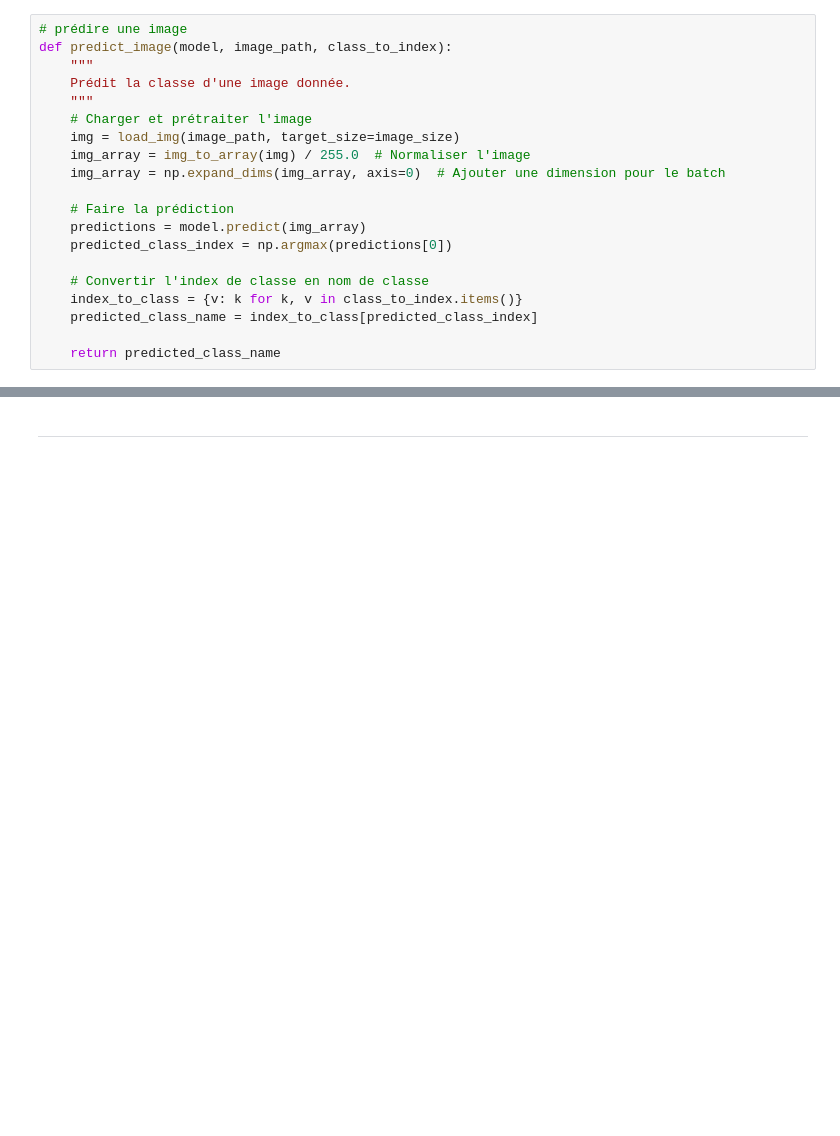
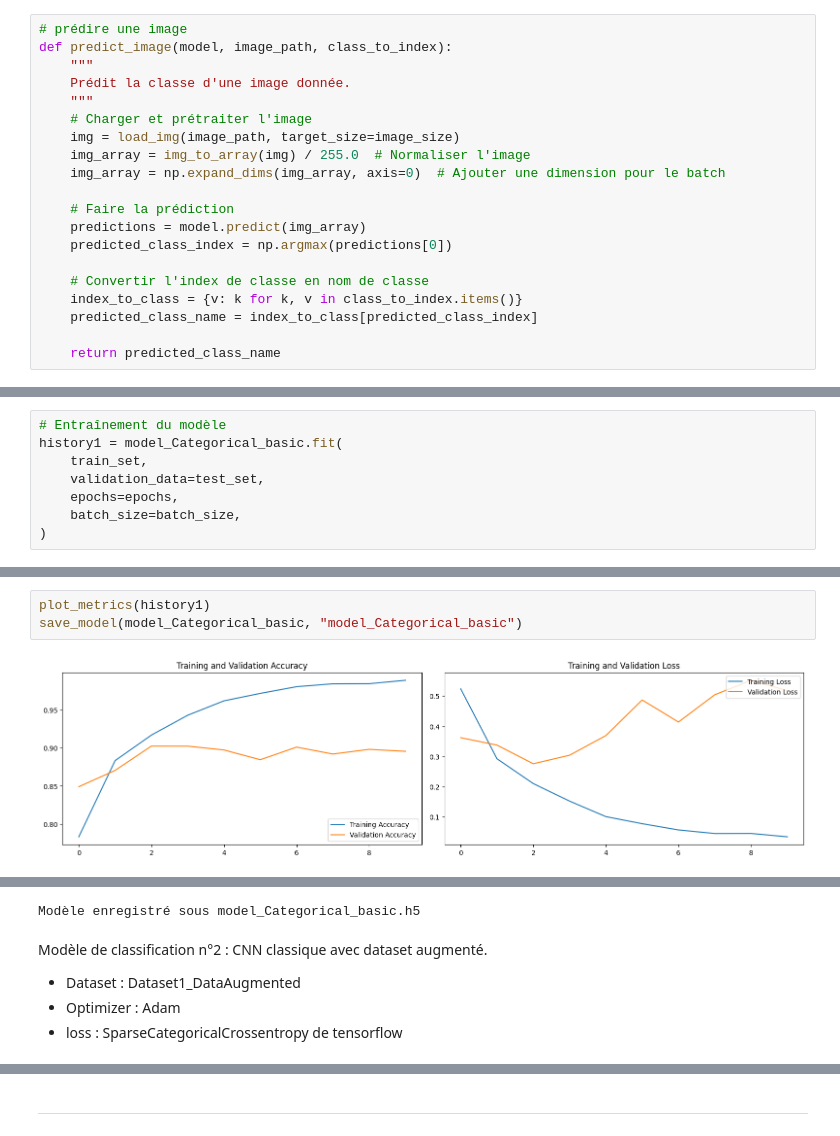
Before and after one commit to MalloryGesbert/Data-science-project-A5, a Jupyter notebook: Livrable1.ipynb, the cells around one changed output, grey strips where cells are left out. Drawn from its saved outputs; the diff is of its cells as text; blank space fills up the shorter version.

```diff
--- a/Livrable1.ipynb
+++ b/Livrable1.ipynb
@@ -800,0 +849,8 @@ def custom_loss(y_true, y_pred):
+# %%
+# Entraînement du modèle
+history1 = model_Categorical_basic.fit(
+    train_set,
+    validation_data=test_set,
+    epochs=epochs,
+    batch_size=batch_size,
+)
@@ -800,0 +878,5 @@ def custom_loss(y_true, y_pred):
+# %%
+plot_metrics(history1)
+save_model(model_Categorical_basic, "model_Categorical_basic")
+# %% [output]
+[figure, added]
@@ -800,0 +884,7 @@ def custom_loss(y_true, y_pred):
+Modèle enregistré sous model_Categorical_basic.h5
+# %% [markdown]
+Modèle de classification n°2 : CNN classique avec dataset augmenté.
+
+- Dataset : Dataset1_DataAugmented
+- Optimizer : Adam
+- loss : SparseCategoricalCrossentropy de tensorflow
```
Also changed, not shown: parts of 74 cells of this notebook, 11 other files.
